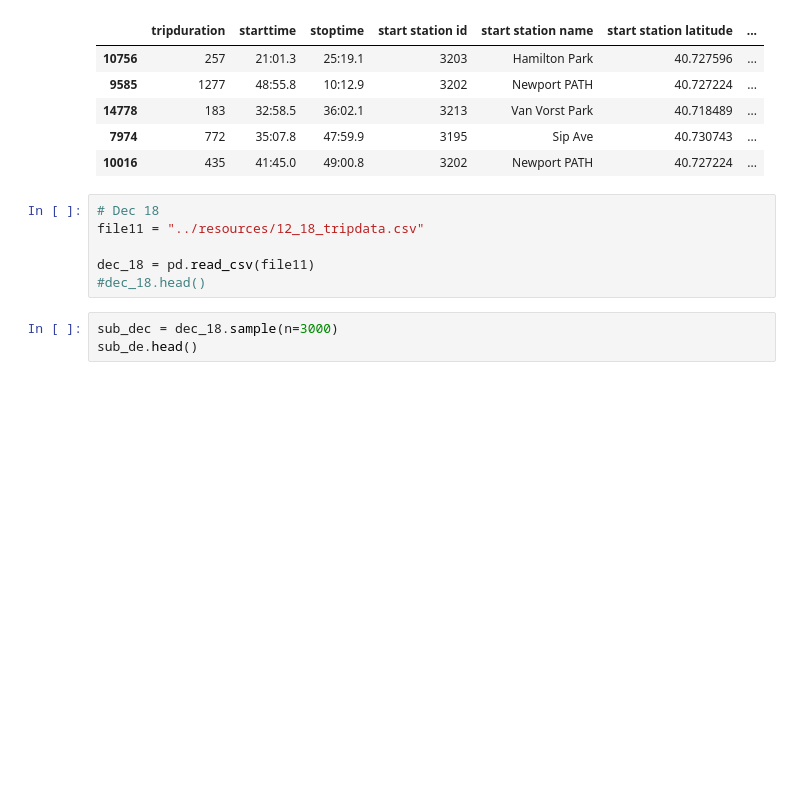
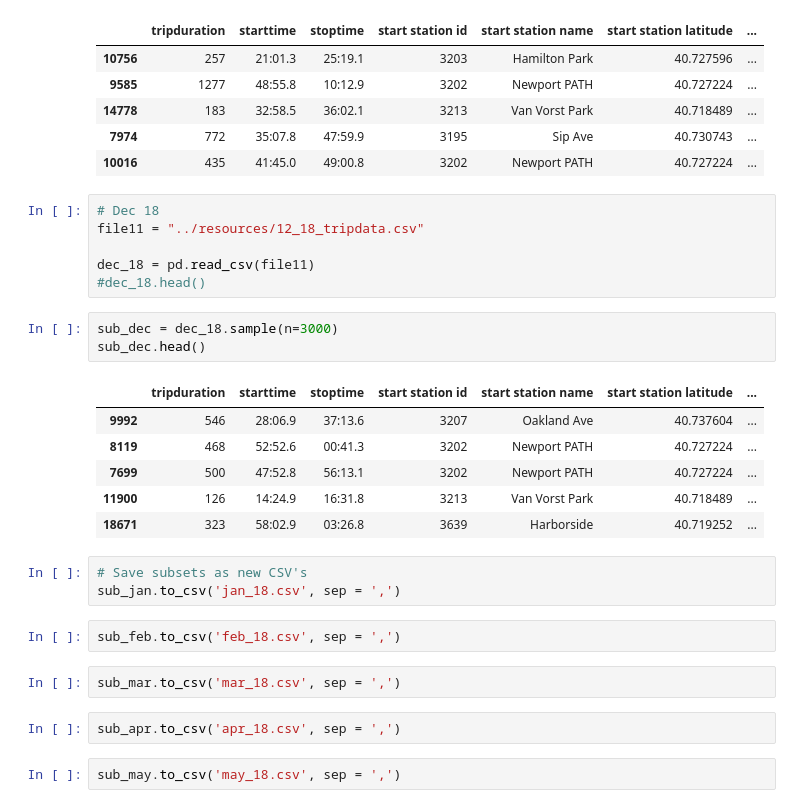
Before and after one commit to katelynburke/citi_bike_analytics, a Jupyter notebook: data_cleaning/2018_bike_data_cleaning.ipynb, the cells around one changed output. Cells and saved outputs as stored; diff of their text form; blank space fills up the shorter version.

```diff
--- a/data_cleaning/2018_bike_data_cleaning.ipynb
+++ b/data_cleaning/2018_bike_data_cleaning.ipynb
@@ -186,4 +186,22 @@ dec_18 = pd.read_csv(file11)
 #dec_18.head()
 # %%
 sub_dec = dec_18.sample(n=3000)
-sub_de.head()
+sub_dec.head()
+# %% [output]
+|  | tripduration | starttime | stoptime | start station id | start station name | start station latitude | ... |
+| 9992 | 546 | 28:06.9 | 37:13.6 | 3207 | Oakland Ave | 40.737604 | ... |
+| 8119 | 468 | 52:52.6 | 00:41.3 | 3202 | Newport PATH | 40.727224 | ... |
+| 7699 | 500 | 47:52.8 | 56:13.1 | 3202 | Newport PATH | 40.727224 | ... |
+| 11900 | 126 | 14:24.9 | 16:31.8 | 3213 | Van Vorst Park | 40.718489 | ... |
+| 18671 | 323 | 58:02.9 | 03:26.8 | 3639 | Harborside | 40.719252 | ... |
+# %%
+# Save subsets as new CSV's
+sub_jan.to_csv('jan_18.csv', sep = ',')
+# %%
+sub_feb.to_csv('feb_18.csv', sep = ',')
+# %%
+sub_mar.to_csv('mar_18.csv', sep = ',')
+# %%
+sub_apr.to_csv('apr_18.csv', sep = ',')
+# %%
+sub_may.to_csv('may_18.csv', sep = ',')
```
Also changed, not shown: parts of 7 cells of this notebook, 12 other files.
